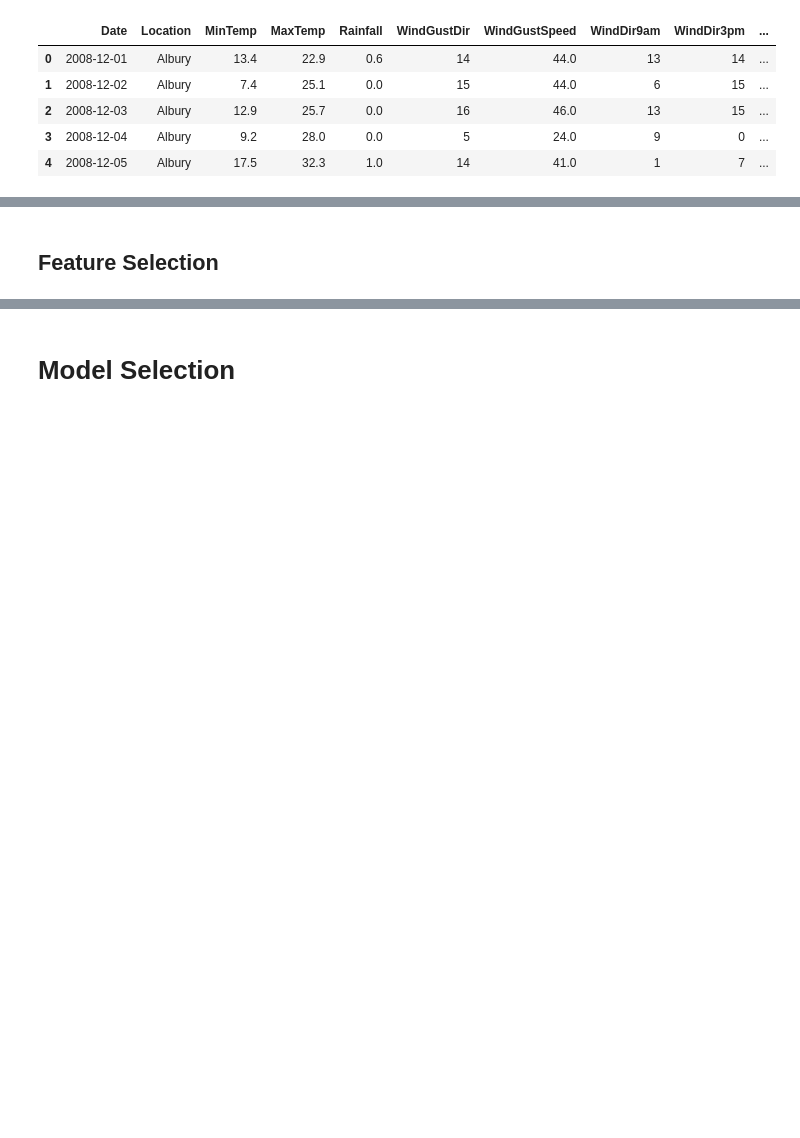
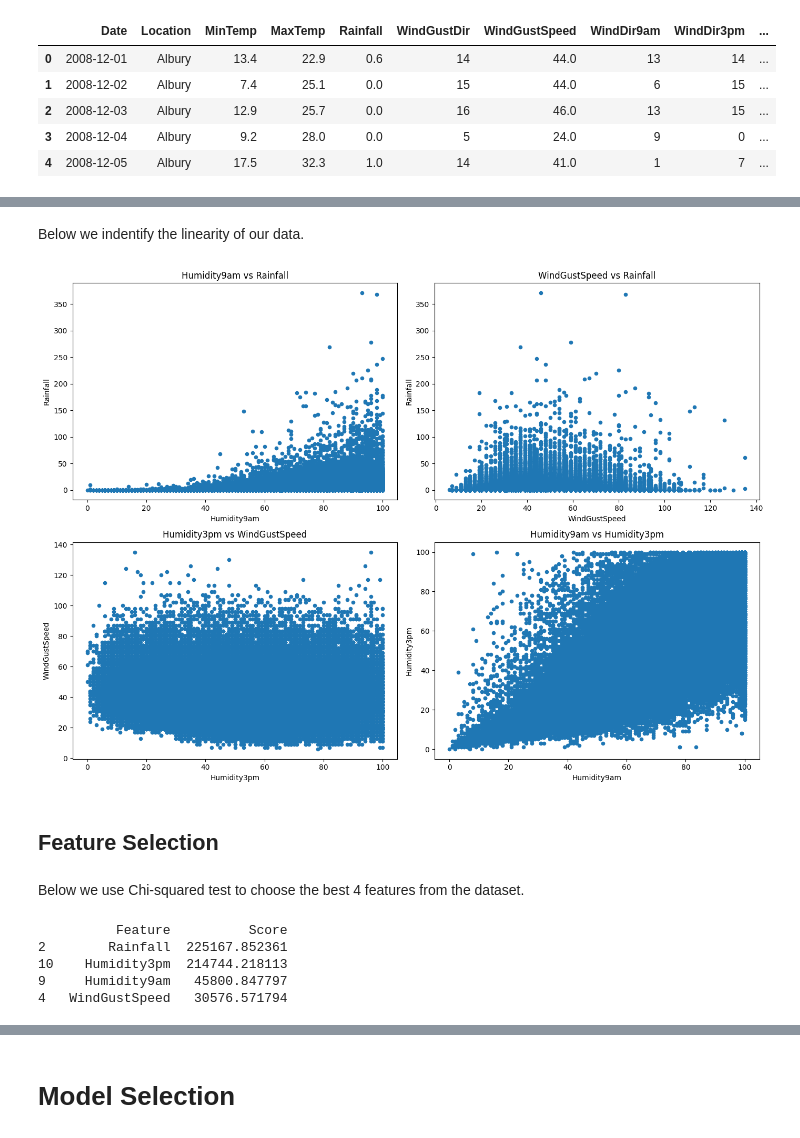
Before and after one commit to EverdeepUni/COMP5310-assignment-2, a Jupyter notebook: assignment2_460373219.ipynb, the cells around one changed output, grey strips where cells are left out. Cells and saved outputs as stored; diff of their text form; code cells hidden in the pictures; blank space fills up the shorter version.

```diff
--- a/assignment2_460373219.ipynb
+++ b/assignment2_460373219.ipynb
@@ -65,2 +82,37 @@ dtype: int64
+# %% [markdown]
+Below we indentify the linearity of our data.
+# %%
+df = data.copy()
+
+# Scatter plots
+fig, axs = plt.subplots(2, 2, figsize=(14, 10))
+axs = axs.flatten()
+
+# Plot each feature
+df.plot.scatter(x='Humidity9am', y='Rainfall', ax=axs[0])
+axs[0].set_title(f"Humidity9am vs Rainfall")
+axs[0].set_ylabel("Rainfall")
+axs[0].set_xlabel(f"Humidity9am")
+
+df.plot.scatter(x='WindGustSpeed', y='Rainfall', ax=axs[1])
+axs[1].set_title(f"WindGustSpeed vs Rainfall")
+axs[1].set_ylabel("Rainfall")
+axs[1].set_xlabel(f"WindGustSpeed")
+
+df.plot.scatter(x='Humidity3pm', y='WindGustSpeed', ax=axs[2])
+axs[2].set_title(f"Humidity3pm vs WindGustSpeed")
+axs[2].set_ylabel("WindGustSpeed")
+axs[2].set_xlabel(f"Humidity3pm")
+
+df.plot.scatter(x='Humidity9am', y='Humidity3pm', ax=axs[3])
+axs[3].set_title(f"Humidity9am vs Humidity3pm")
+axs[3].set_ylabel("Humidity3pm")
+axs[3].set_xlabel(f"Humidity9am")
+
+# Adjust layout for better spacing
+plt.tight_layout()
+plt.show()
+# %% [output]
+[figure, added]
 # %% [markdown]
 ## Feature Selection
@@ -82,0 +119,40 @@ X_train, X_test, y_train, y_test = train_test_split(X, y, test_size=0.2, random_
+# %% [markdown]
+Below we use Chi-squared test to choose the best 4 features from the dataset.
+# %%
+# Feature selection using Chi-Squared test
+from sklearn.feature_selection import SelectKBest
+from sklearn.feature_selection import chi2
+
+# Drop columns that are not needed
+df = data.drop(columns=["Date", "Location"])
+
+# Drop rows with missing values
+df = df.dropna()
+
+# Split the data into X and y
+X = df.drop(columns=["RainTomorrow"])
+y = df["RainTomorrow"]
+
+# Fix negative values in X by raising them by the min negative value
+X = X.abs()
+
+# Apply SelectKBest class to extract top 4 best features
+bestfeatures = SelectKBest(score_func=chi2, k=4)
+fit = bestfeatures.fit(X, y)
+
+# Get the scores and feature names
+dfscores = pd.DataFrame(fit.scores_)
+dfcolumns = pd.DataFrame(X.columns)
+
+# Concat two dataframes for better visualization
+featureScores = pd.concat([dfcolumns, dfscores], axis=1)
+featureScores.columns = ['Feature', 'Score']
+
+# Print the 4 best features
+print(featureScores.nlargest(4, 'Score'))
+# %% [output]
+          Feature          Score
+2        Rainfall  225167.852361
+10    Humidity3pm  214744.218113
+9     Humidity9am   45800.847797
+4   WindGustSpeed   30576.571794
```
Also changed, not shown: parts of 30 cells of this notebook.
